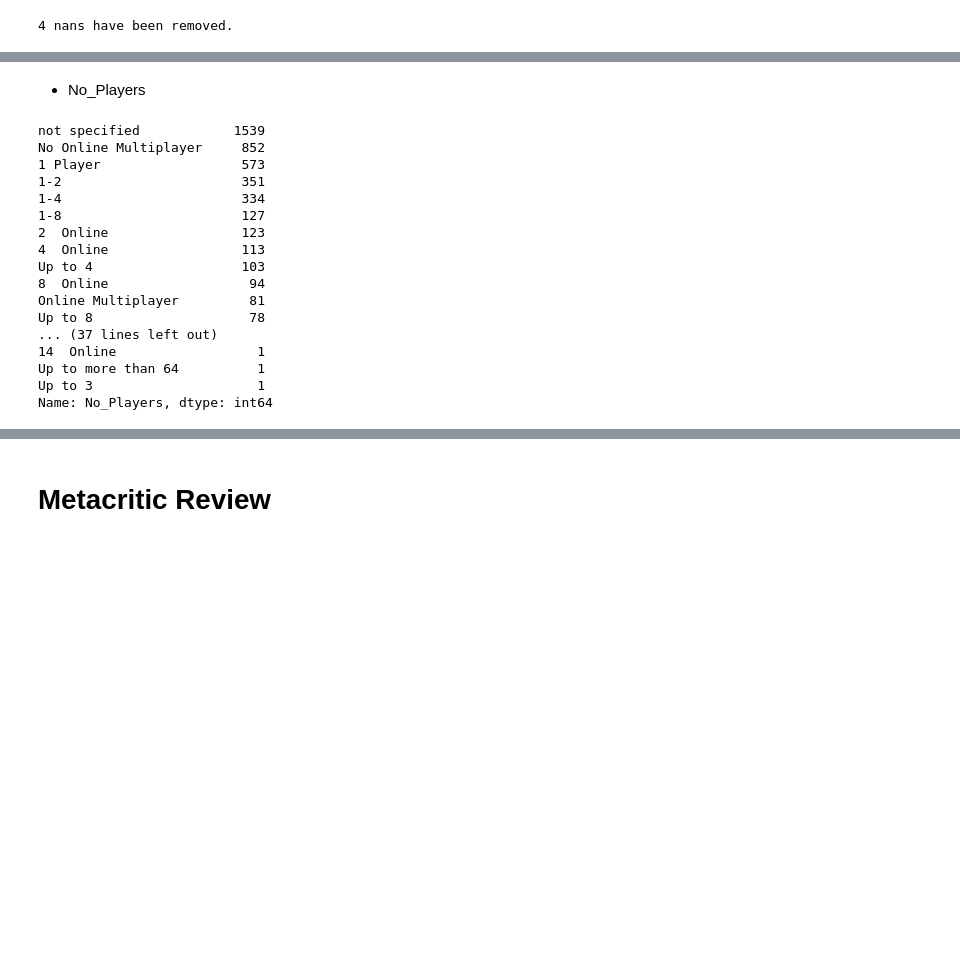
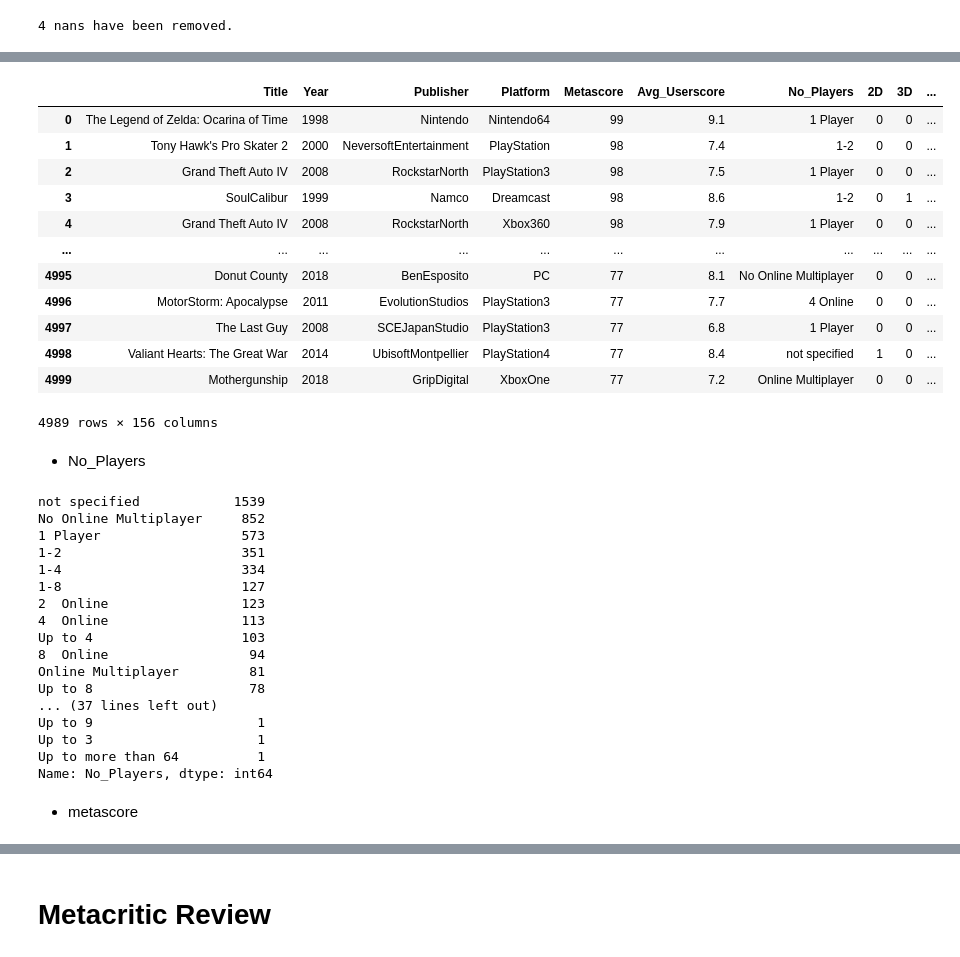
Before and after one commit to vivyhasadream/Game_Recommender_System_W_Sentimental_Analyzer, a Jupyter notebook: 1_DataCleaning_metacritic.ipynb, the cells around one changed output, grey strips where cells are left out. Cells and saved outputs as stored; diff of their text form; code cells hidden in the pictures; blank space fills up the shorter version.

```diff
--- a/1_DataCleaning_metacritic.ipynb
+++ b/1_DataCleaning_metacritic.ipynb
@@ -87,3 +231,24 @@ df_info.drop(drop_index, inplace=True)
+# %%
+def ohe_list_column(df,column):
+    return df.drop(column, 1).join(df_info[column].str.join('|').str.get_dummies())
+# %%
+df_info = ohe_list_column(df_info,'Genre')
+# %%
+df_info
+# %% [output]
+|  | Title | Year | Publisher | Platform | Metascore | Avg_Userscore | No_Players | 2D | 3D | ... |
+| 0 | The Legend of Zelda: Ocarina of Time | 1998 | Nintendo | Nintendo64 | 99 | 9.1 | 1 Player | 0 | 0 | ... |
+| 1 | Tony Hawk's Pro Skater 2 | 2000 | NeversoftEntertainment | PlayStation | 98 | 7.4 | 1-2 | 0 | 0 | ... |
+| 2 | Grand Theft Auto IV | 2008 | RockstarNorth | PlayStation3 | 98 | 7.5 | 1 Player | 0 | 0 | ... |
+| 3 | SoulCalibur | 1999 | Namco | Dreamcast | 98 | 8.6 | 1-2 | 0 | 1 | ... |
+| 4 | Grand Theft Auto IV | 2008 | RockstarNorth | Xbox360 | 98 | 7.9 | 1 Player | 0 | 0 | ... |
+| ... | ... | ... | ... | ... | ... | ... | ... | ... | ... | ... |
+| 4995 | Donut County | 2018 | BenEsposito | PC | 77 | 8.1 | No Online Multiplayer | 0 | 0 | ... |
+| 4996 | MotorStorm: Apocalypse | 2011 | EvolutionStudios | PlayStation3 | 77 | 7.7 | 4 Online | 0 | 0 | ... |
+| 4997 | The Last Guy | 2008 | SCEJapanStudio | PlayStation3 | 77 | 6.8 | 1 Player | 0 | 0 | ... |
+| 4998 | Valiant Hearts: The Great War | 2014 | UbisoftMontpellier | PlayStation4 | 77 | 8.4 | not specified | 1 | 0 | ... |
+| 4999 | Mothergunship | 2018 | GripDigital | XboxOne | 77 | 7.2 | Online Multiplayer | 0 | 0 | ... |
+4989 rows × 156 columns
 # %% [markdown]
 - No_Players
 # %%
@@ -102,9 +267,11 @@ Up to 4                   103
 Online Multiplayer         81
 Up to 8                    78
 ... (37 lines left out)
-14  Online                  1
+Up to 9                     1
+Up to 3                     1
 Up to more than 64          1
-Up to 3                     1
 Name: No_Players, dtype: int64
 # %%
 df_info[df_info['No_Players'].isna() == True] = 'not specified'
+# %% [markdown]
+- metascore
```
Also changed, not shown: parts of 22 cells of this notebook, 4 other files.
